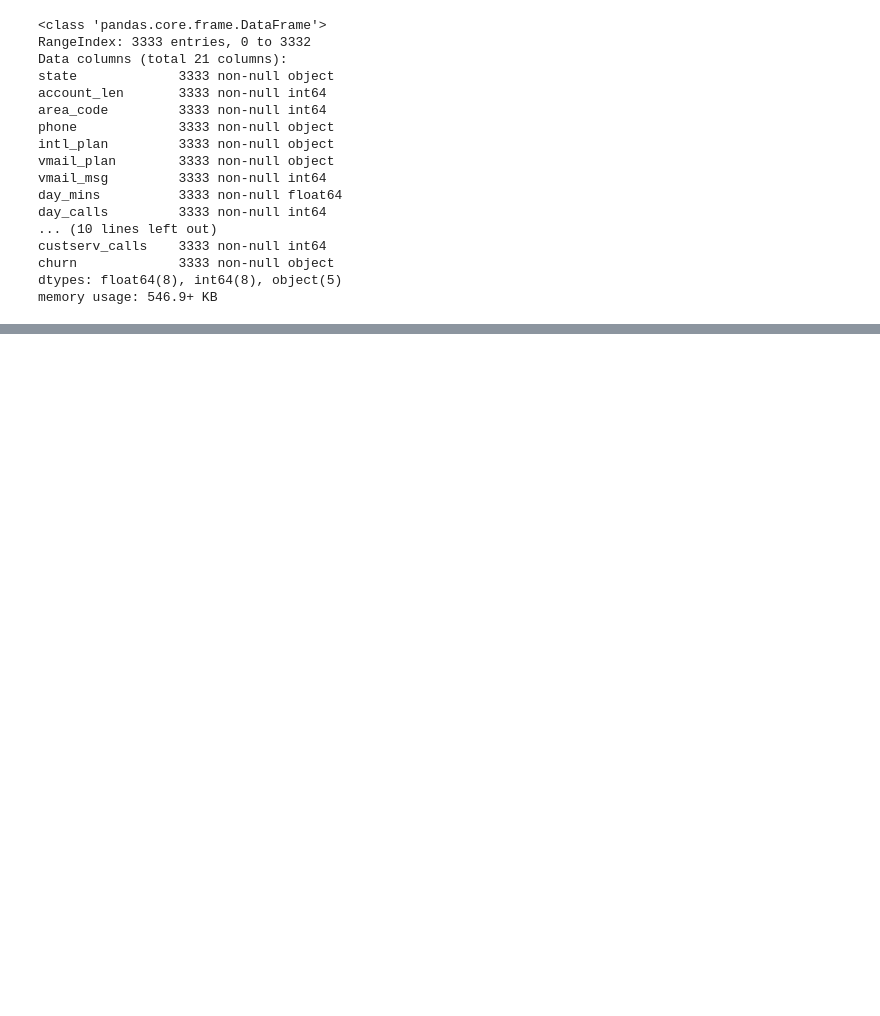
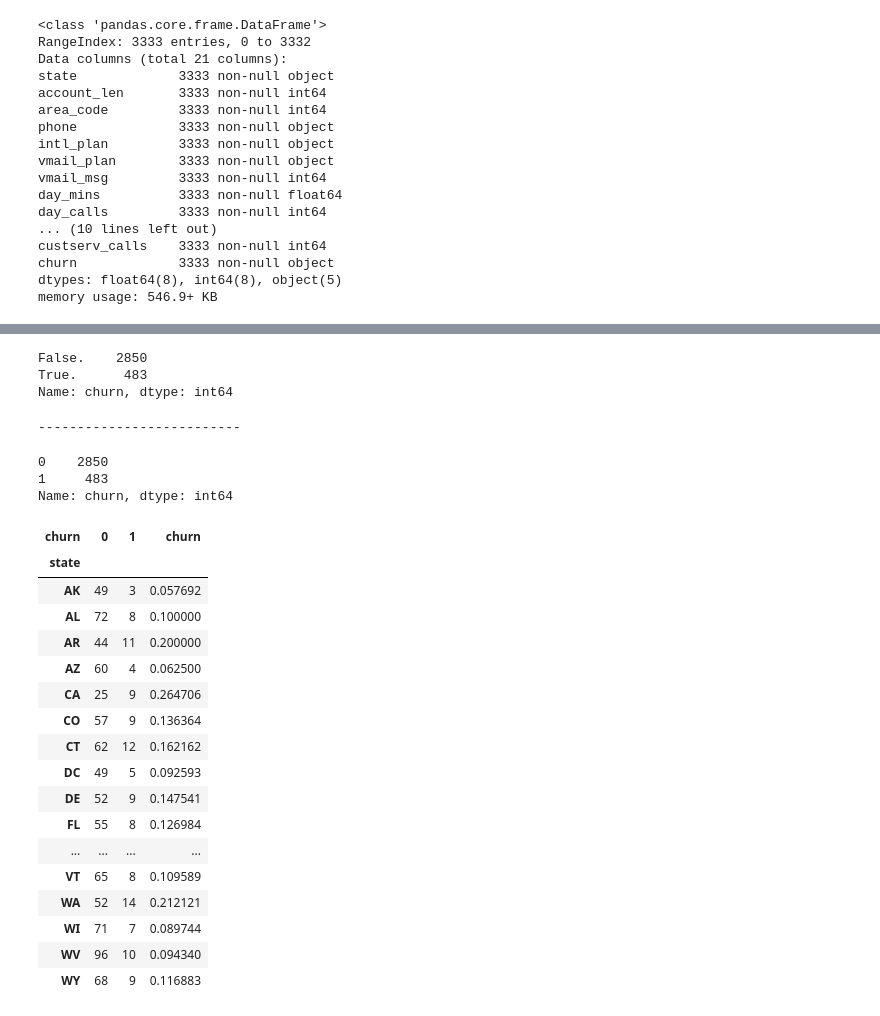
Before and after one commit to lowry777/3250-churn-4, a Jupyter notebook: 3250-churn-4.ipynb, the cells around one changed output, grey strips where cells are left out. Saved outputs shown, nothing was run; the diff lists cells and outputs as text; code cells hidden in the pictures; blank space fills up the shorter version.

```diff
--- a/3250-churn-4.ipynb
+++ b/3250-churn-4.ipynb
@@ -80,0 +78,4 @@ state_df = df_orig.groupby('state')['custserv_calls'].sum()
+# %%
+#Create copy of dataframe
+df = df_orig.copy()
+df.head()
@@ -81,3 +90,54 @@ state_df = df_orig.groupby('state')['custserv_calls'].sum()
+# %%
+#Check churn values
+df.churn.value_counts()
+# %% [output]
+False.    2850
+True.      483
+Name: churn, dtype: int64
+# %%
+#Change churn to flag
+df['churn'] = df.churn.map({'True.': 1, 'False.': 0})
+
+#Check for correct mapping
+#df.iloc[:20]
+#print('--------------------------')
+#df.churn.value_counts()
+# %% [output]
+--------------------------
+0    2850
+1     483
+Name: churn, dtype: int64
+# %%
+#Create aggregated state dataset
+
+#state_df = df.groupby('state').agg({'churn': 'sum'}).apply(lambda x: 100 * x / x.size())
+#state_df = df.groupby('state')['churn'].sum()
+#state_df.astype(int)
+
+state_df = pd.crosstab(df['state'],df['churn'])
+
+state_df['churn'] = state_df[1] / state_df.sum(axis=1)
+
+state_df
+# %% [output]
+| churn | 0 | 1 | churn |
+| state |  |  |  |
+| AK | 49 | 3 | 0.057692 |
+| AL | 72 | 8 | 0.100000 |
+| AR | 44 | 11 | 0.200000 |
+| AZ | 60 | 4 | 0.062500 |
+| CA | 25 | 9 | 0.264706 |
+| CO | 57 | 9 | 0.136364 |
+| CT | 62 | 12 | 0.162162 |
+| DC | 49 | 5 | 0.092593 |
+| DE | 52 | 9 | 0.147541 |
+| FL | 55 | 8 | 0.126984 |
+| ... | ... | ... | ... |
+| VT | 65 | 8 | 0.109589 |
+| WA | 52 | 14 | 0.212121 |
+| WI | 71 | 7 | 0.089744 |
+| WV | 96 | 10 | 0.094340 |
+| WY | 68 | 9 | 0.116883 |
 # %%
 #Visualize state data
 scl = [[0.0, 'rgb(242,240,247)'],[0.2, 'rgb(218,218,235)'],[0.4, 'rgb(188,189,220)'],\
```
Also changed, not shown: parts of 4 cells of this notebook.
